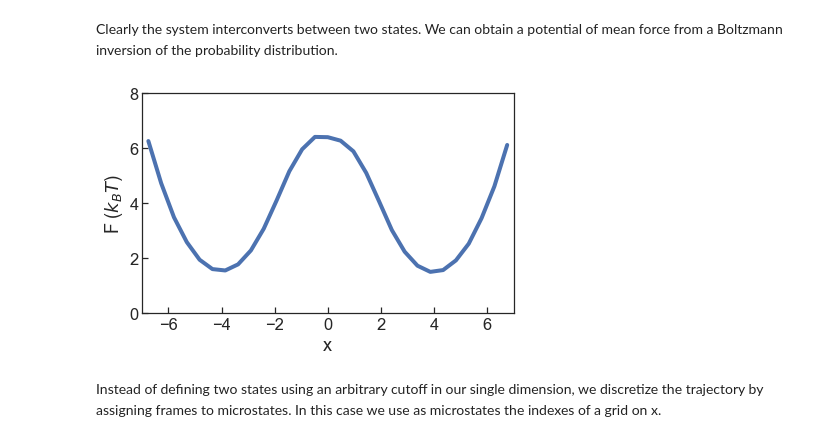
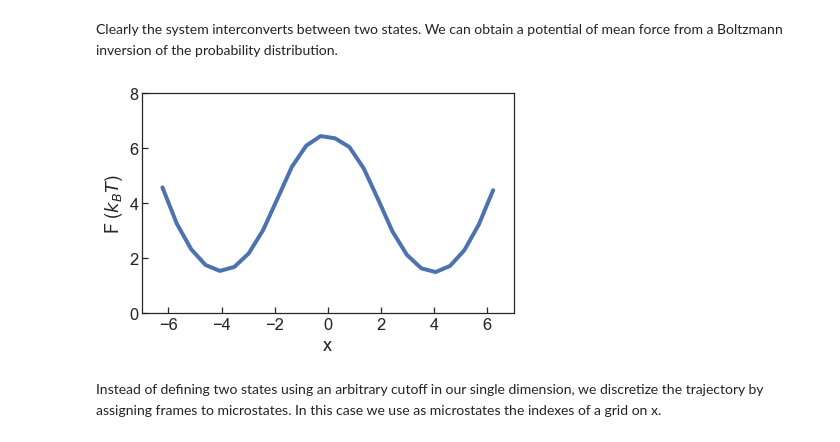
Before and after one commit to BioKT/MasterMSM, a Jupyter notebook: examples/brownian_dynamics_1D/1D_smFS_MSM.ipynb, the cells around one changed output. Saved outputs shown, nothing was run; the diff lists cells and outputs as text; code cells hidden in the pictures.

```diff
--- a/examples/brownian_dynamics_1D/1D_smFS_MSM.ipynb
+++ b/examples/brownian_dynamics_1D/1D_smFS_MSM.ipynb
@@ -41,18 +41,18 @@ plt.tight_layout()
 Clearly the system interconverts between two states. We can obtain a potential of mean force from a Boltzmann inversion of the probability distribution.
 # %%
 fig, ax = plt.subplots(figsize=(6,4))
-hist, bin_edges = np.histogram(data[:,1], bins=np.linspace(-7,7,30),\
+hist, bin_edges = np.histogram(data[:,1], bins=np.linspace(-6.5,6.5,25),\
                                density=True)
 bin_centers = [0.5*(bin_edges[i]+bin_edges[i+1]) \
                for i in range(len(bin_edges)-1)]
 ax.plot(bin_centers, -np.log(hist), lw=4)
 ax.set_xlim(-7,7)
 ax.set_ylim(0,8)
 ax.set_xlabel('x')
 _ = ax.set_ylabel('F ($k_BT$)')
 plt.tight_layout()
 # %% [output]
-[figure, old version]
+[figure, new version]
 # %% [markdown]
 Instead of defining two states using an arbitrary cutoff in our single dimension, we discretize the trajectory by assigning frames to microstates. In this case we use as microstates the indexes of a grid on x.
 # %%
```
Also changed, not shown: parts of 17 cells of this notebook, 1 other file.
